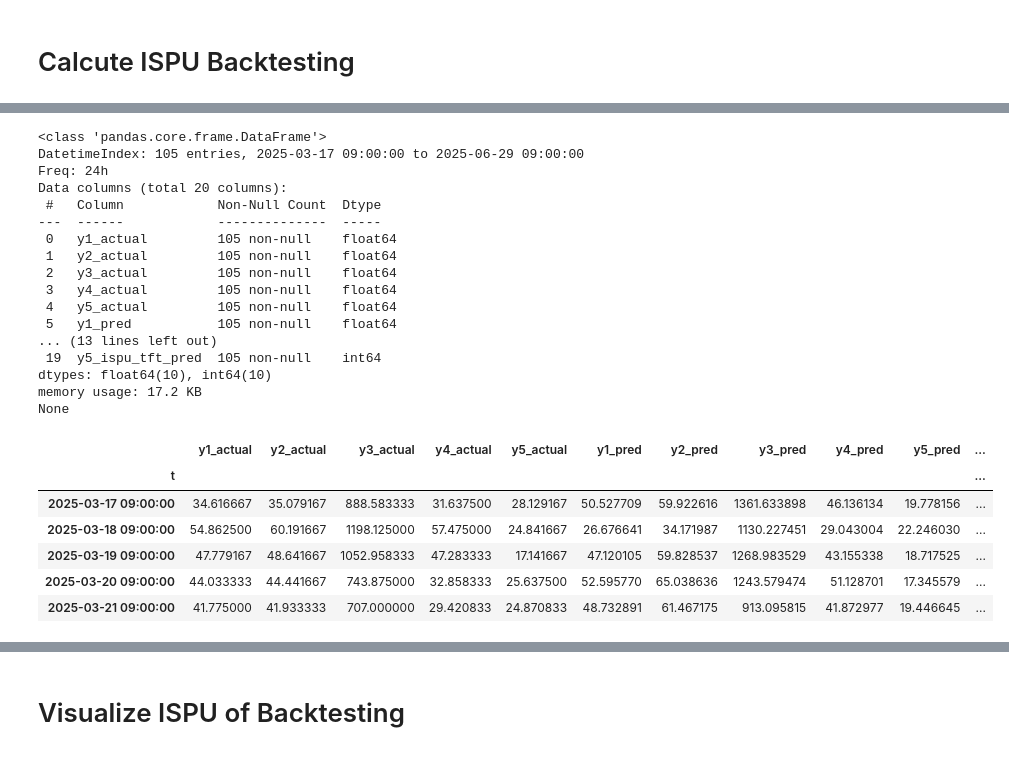
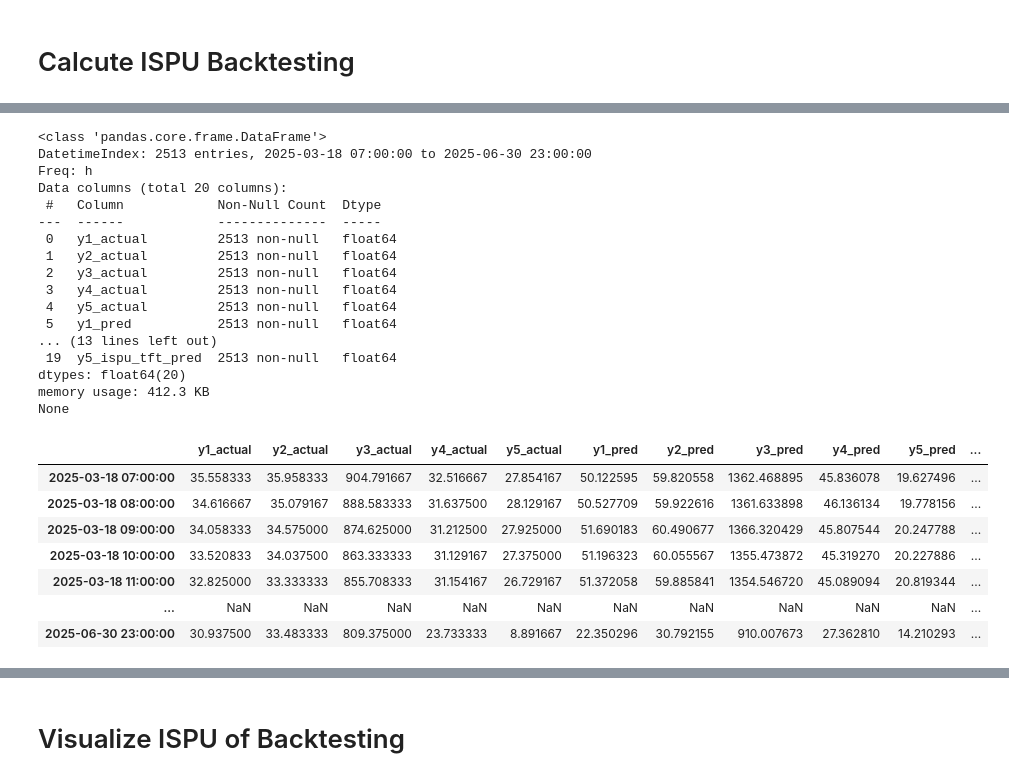
Before and after one commit to dendraap/thesis, a Jupyter notebook: notebooks/ISPU.ipynb, the cells around one changed output, grey strips where cells are left out. Drawn from its saved outputs; the diff is of its cells as text; code cells hidden in the pictures.

Commit message:
fix(ai): fix ISPU calculation

```diff
--- a/notebooks/ISPU.ipynb
+++ b/notebooks/ISPU.ipynb
@@ -117,2 +108,17 @@ None
 # %% [markdown]
 # Calcute ISPU Backtesting
+# %%
+# Calculate last 24 hours mean every 1 hour
+tft_rolling = (
+    tft_backtesting
+    .rolling(window=24)
+    .mean()
+)
+
+# Check
+print(tft_rolling.info())
+pd.concat([
+    tft_rolling.head(27),
+    pd.DataFrame(index=['...']),
+    tft_rolling.tail(1)
+])
@@ -237,51 +282,59 @@ def calculate_ispu(Xx, breakpoints):
 # %%
 # Calculate Actual and TFT Backtesting Results
 for pollutant in ['y1', 'y2', 'y3', 'y4', 'y5']:
 
     # Calculate ISPU for actual data
-    tft_daily[f'{pollutant}_ispu_actual'] = (
-        tft_daily[f'{pollutant}_actual']
+    tft_rolling[f'{pollutant}_ispu_actual'] = (
+        tft_rolling[f'{pollutant}_actual']
         .apply(lambda x:
                calculate_ispu(x, breakpoints[pollutant])
-              )
+        )
     )
 
     # Calculate ISPU for TFT backtesting results
-    tft_daily[f'{pollutant}_ispu_tft_pred'] = (
-        tft_daily[f'{pollutant}_pred']
+    tft_rolling[f'{pollutant}_ispu_tft_pred'] = (
+        tft_rolling[f'{pollutant}_pred']
         .apply(lambda x:
               calculate_ispu(x, breakpoints[pollutant])
-              )
+        )
     )
 
-# Check results
-print(tft_daily.info())
-tft_daily.head()
+# Remove NaN values
+tft_rolling = tft_rolling.dropna()
+
+# Check
+print(tft_rolling.info())
+pd.concat([
+    tft_rolling.head(5),
+    pd.DataFrame(index=['...']),
+    tft_rolling.tail(1)
+])
 # %% [output]
 <class 'pandas.core.frame.DataFrame'>
-DatetimeIndex: 105 entries, 2025-03-17 09:00:00 to 2025-06-29 09:00:00
-Freq: 24h
+DatetimeIndex: 2513 entries, 2025-03-18 07:00:00 to 2025-06-30 23:00:00
+Freq: h
 Data columns (total 20 columns):
  #   Column            Non-Null Count  Dtype
 ---  ------            --------------  -----
- 0   y1_actual         105 non-null    float64
- 1   y2_actual         105 non-null    float64
- 2   y3_actual         105 non-null    float64
- 3   y4_actual         105 non-null    float64
- 4   y5_actual         105 non-null    float64
- 5   y1_pred           105 non-null    float64
+ 0   y1_actual         2513 non-null   float64
+ 1   y2_actual         2513 non-null   float64
+ 2   y3_actual         2513 non-null   float64
+ 3   y4_actual         2513 non-null   float64
+ 4   y5_actual         2513 non-null   float64
+ 5   y1_pred           2513 non-null   float64
 ... (13 lines left out)
- 19  y5_ispu_tft_pred  105 non-null    int64
-dtypes: float64(10), int64(10)
-memory usage: 17.2 KB
+ 19  y5_ispu_tft_pred  2513 non-null   float64
+dtypes: float64(20)
+memory usage: 412.3 KB
 None
 |  | y1_actual | y2_actual | y3_actual | y4_actual | y5_actual | y1_pred | y2_pred | y3_pred | y4_pred | y5_pred | ... |
-| t |  |  |  |  |  |  |  |  |  |  | ... |
-| 2025-03-17 09:00:00 | 34.616667 | 35.079167 | 888.583333 | 31.637500 | 28.129167 | 50.527709 | 59.922616 | 1361.633898 | 46.136134 | 19.778156 | ... |
-| 2025-03-18 09:00:00 | 54.862500 | 60.191667 | 1198.125000 | 57.475000 | 24.841667 | 26.676641 | 34.171987 | 1130.227451 | 29.043004 | 22.246030 | ... |
-| 2025-03-19 09:00:00 | 47.779167 | 48.641667 | 1052.958333 | 47.283333 | 17.141667 | 47.120105 | 59.828537 | 1268.983529 | 43.155338 | 18.717525 | ... |
-| 2025-03-20 09:00:00 | 44.033333 | 44.441667 | 743.875000 | 32.858333 | 25.637500 | 52.595770 | 65.038636 | 1243.579474 | 51.128701 | 17.345579 | ... |
-| 2025-03-21 09:00:00 | 41.775000 | 41.933333 | 707.000000 | 29.420833 | 24.870833 | 48.732891 | 61.467175 | 913.095815 | 41.872977 | 19.446645 | ... |
+| 2025-03-18 07:00:00 | 35.558333 | 35.958333 | 904.791667 | 32.516667 | 27.854167 | 50.122595 | 59.820558 | 1362.468895 | 45.836078 | 19.627496 | ... |
+| 2025-03-18 08:00:00 | 34.616667 | 35.079167 | 888.583333 | 31.637500 | 28.129167 | 50.527709 | 59.922616 | 1361.633898 | 46.136134 | 19.778156 | ... |
+| 2025-03-18 09:00:00 | 34.058333 | 34.575000 | 874.625000 | 31.212500 | 27.925000 | 51.690183 | 60.490677 | 1366.320429 | 45.807544 | 20.247788 | ... |
+| 2025-03-18 10:00:00 | 33.520833 | 34.037500 | 863.333333 | 31.129167 | 27.375000 | 51.196323 | 60.055567 | 1355.473872 | 45.319270 | 20.227886 | ... |
+| 2025-03-18 11:00:00 | 32.825000 | 33.333333 | 855.708333 | 31.154167 | 26.729167 | 51.372058 | 59.885841 | 1354.546720 | 45.089094 | 20.819344 | ... |
+| ... | NaN | NaN | NaN | NaN | NaN | NaN | NaN | NaN | NaN | NaN | ... |
+| 2025-06-30 23:00:00 | 30.937500 | 33.483333 | 809.375000 | 23.733333 | 8.891667 | 22.350296 | 30.792155 | 910.007673 | 27.362810 | 14.210293 | ... |
 # %%
 # Calculate Actual and N-BEATS Backtesting Results
 for pollutant in ['y1', 'y2', 'y3', 'y4', 'y5']:
```
Also changed, not shown: parts of 23 cells of this notebook, 14 other files.
